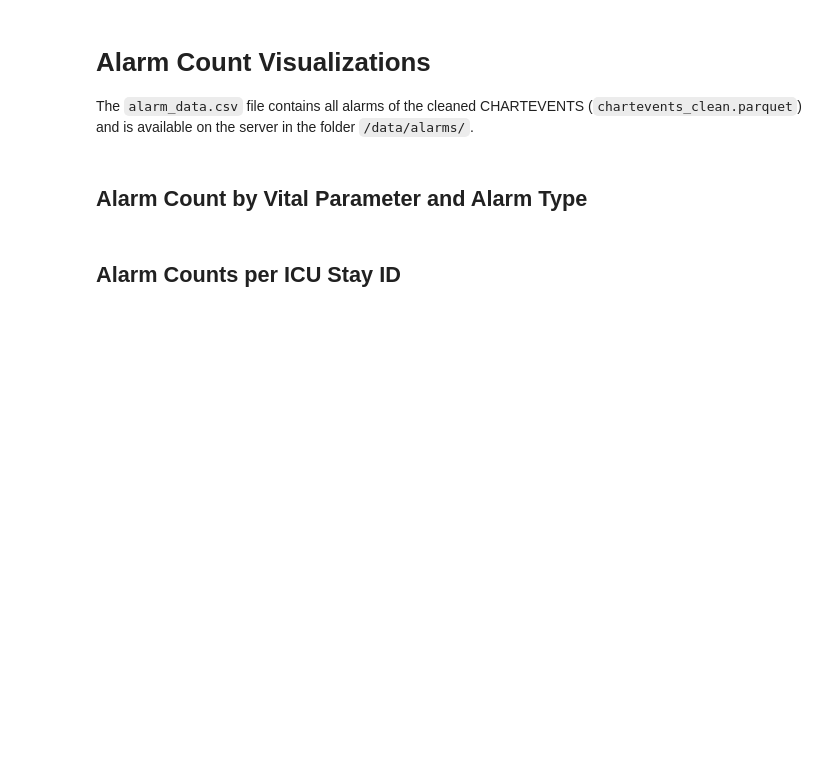
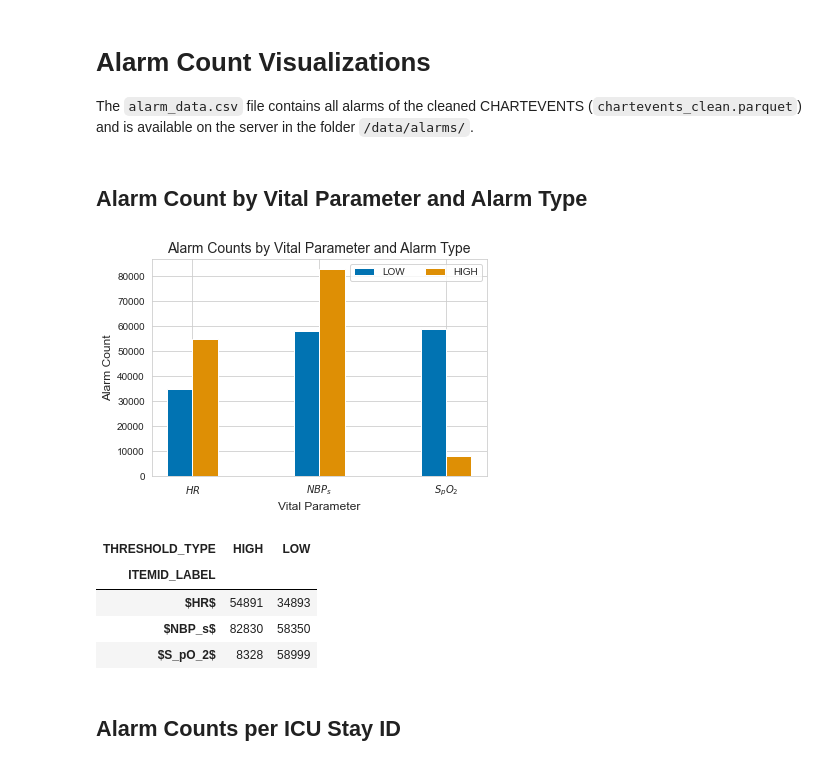
Before and after one commit to denise97/dhl2021, a Jupyter notebook: paper_visualizations/alarm_counts.ipynb, the cells around one changed output. Cells and saved outputs as stored; diff of their text form; code cells hidden in the pictures; blank space fills up the shorter version.

Commit message:
formatting for paper visualisations

```diff
--- a/paper_visualizations/alarm_counts.ipynb
+++ b/paper_visualizations/alarm_counts.ipynb
@@ -11,41 +11,49 @@ import pandas as pd
 import seaborn as sns
 
 # Read alarm data
-alarm_data = pd.read_csv('../../data/alarm_data.csv')
+alarm_data = pd.read_csv('../../data/alarms/alarm_data.csv')
 
 # Add column for label of ITEMID
 alarm_data.insert(loc=len(alarm_data.columns), column='ITEMID_LABEL', value=np.nan)
-alarm_data.loc[alarm_data['ITEMID'] == 220045, 'ITEMID_LABEL'] = 'Heart Rate'
-alarm_data.loc[alarm_data['ITEMID'] == 220179, 'ITEMID_LABEL'] = 'Non-invasive Systolic Blood Pressure'
-alarm_data.loc[alarm_data['ITEMID'] == 220277, 'ITEMID_LABEL'] = 'O2 Saturation Pulseoxymetry'
+alarm_data.loc[alarm_data['ITEMID'] == 220045, 'ITEMID_LABEL'] = '$HR$'
+alarm_data.loc[alarm_data['ITEMID'] == 220179, 'ITEMID_LABEL'] = '$NBP_s$'
+alarm_data.loc[alarm_data['ITEMID'] == 220277, 'ITEMID_LABEL'] = '$S_pO_2$'
 
 # Prepare plot data
 alarms_by_itemid_type = alarm_data\
     .groupby(['ITEMID_LABEL', 'THRESHOLD_TYPE'])\
     .size()\
     .reset_index(name='AlarmCount')
 alarms_by_itemid_type = alarms_by_itemid_type.pivot(index='ITEMID_LABEL', columns='THRESHOLD_TYPE', values='AlarmCount')
 
 # Actual plot
 sns.set_style('whitegrid')
-fig, ax = plt.subplots(1, figsize=(16, 6))
+fig, ax = plt.subplots(1, figsize=(6, 4))
 x = np.arange(len(alarms_by_itemid_type.index))
 plt.bar(x - 0.1, alarms_by_itemid_type['LOW'], width=0.2, color=sns.color_palette('colorblind')[0])
 plt.bar(x + 0.1, alarms_by_itemid_type['HIGH'], width=0.2, color=sns.color_palette('colorblind')[1]) #'#8390FA'
 # Now we only use the colorblind palette for consistency reasons, but these are the original colour strings from our slides (see "Weekly_02", slide 7):
 # LOW -> '#1D2F6F'
 # HIGH -> '#8390FA'
 
 # Add title, labels and legend
-plt.title('Alarm Counts by Vital Parameter and Alarm Type', fontsize=18)
-plt.xlabel('Vital Parameter', fontsize=16)
-plt.ylabel('Alarm Count', fontsize=16)
+plt.title('Alarm Counts by Vital Parameter and Alarm Type', fontsize=14)
+plt.xlabel('Vital Parameter', fontsize=12)
+plt.ylabel('Alarm Count', fontsize=12)
 plt.xticks(x, alarms_by_itemid_type.index)
 plt.legend(['LOW', 'HIGH'], loc='upper right', ncol=2)
 
 # Show figure and actual numbers
 plt.show()
+fig.savefig('../../plots/paper_alarm_counts_parameter_type.pdf')
 alarms_by_itemid_type
+# %% [output]
+[figure, added]
+| THRESHOLD_TYPE | HIGH | LOW |
+| ITEMID_LABEL |  |  |
+| $HR$ | 54891 | 34893 |
+| $NBP_s$ | 82830 | 58350 |
+| $S_pO_2$ | 8328 | 58999 |
 # %% [markdown]
 ## Alarm Counts per ICU Stay ID
 # %%
```
Also changed, not shown: parts of 1 cell of this notebook.
